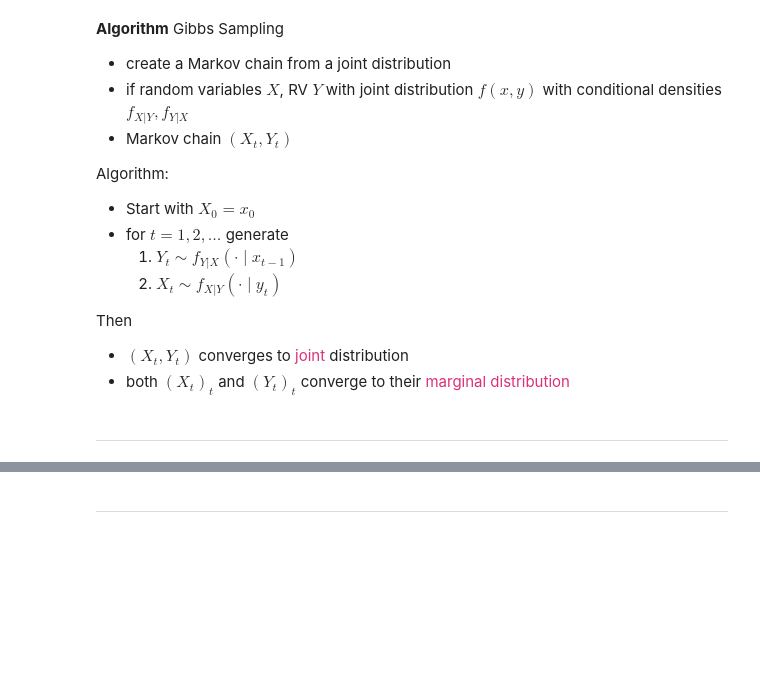
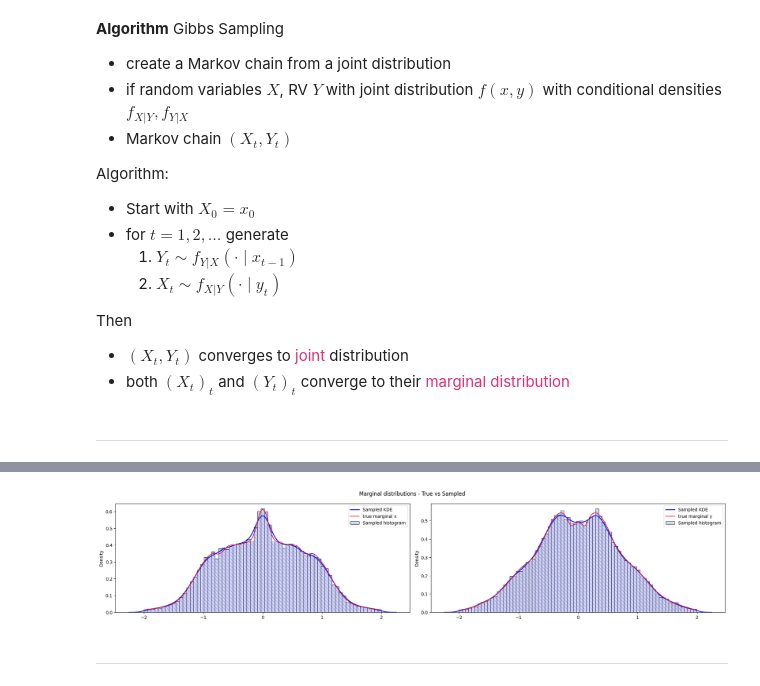
Before and after one commit to Japanese-Maple/Computational_Statistics, a Jupyter notebook: 3_Gibbs_Sampler.ipynb, the cells around one changed output, grey strips where cells are left out. Drawn from its saved outputs; the diff is of its cells as text; code cells hidden in the pictures; blank space fills up the shorter version.

```diff
--- a/3_Gibbs_Sampler.ipynb
+++ b/3_Gibbs_Sampler.ipynb
@@ -43,2 +166,52 @@ Then
+# %%
+true_marginal_x, true_marginal_y = np.trapz(Zg, xg, axis=0), np.trapz(Zg, xg, axis=1)
+
+fig, ax = plt.subplots(ncols=2, nrows=1, figsize=(20,4.3))
+
+for i, j, k, m in zip([0,1], [true_marginal_x, true_marginal_y], ['x', 'y'], [xs_kept, ys_kept]):
+
+    # ax[i].hist(m, bins=70, density=True, alpha=0.5, label="sampled")
+    sns.histplot(
+        data=m,
+        kde=False,
+        stat="density",
+        color="#6F79DF",
+        edgecolor="#000000",
+        alpha=0.3,
+        ax=ax[i],
+        label="Sampled histogram"
+    )
+
+    sns.histplot(
+        data=m,
+        kde=False,
+        stat="density",
+        color="#0C1FEB",
+        fill=False,
+        edgecolor="#6F79DF",
+        hatch='\\\\\\',
+        linewidth=0.1,
+        alpha=0.3,
+        ax=ax[i],
+    )
+
+    sns.kdeplot(
+        data=m,
+        color="#0C1FEB",
+        linewidth=2,
+        ax=ax[i],
+        label="Sampled KDE"
+    )
+
+    ax[i].plot(xg, j, color="crimson", label=f"true marginal {k}")
+    ax[i].legend()
+
+fig.suptitle('Marginal distributions - True vs Sampled')
+fig.tight_layout()
+
+plt.savefig('Outputs/Gibbs_Sampler/Marginal_distributions.png', bbox_inches='tight')
+plt.show()
+# %% [output]
+[figure, added]
 # %% [markdown]
 ---
```
Also changed, not shown: parts of 6 cells of this notebook, 2 other files.
